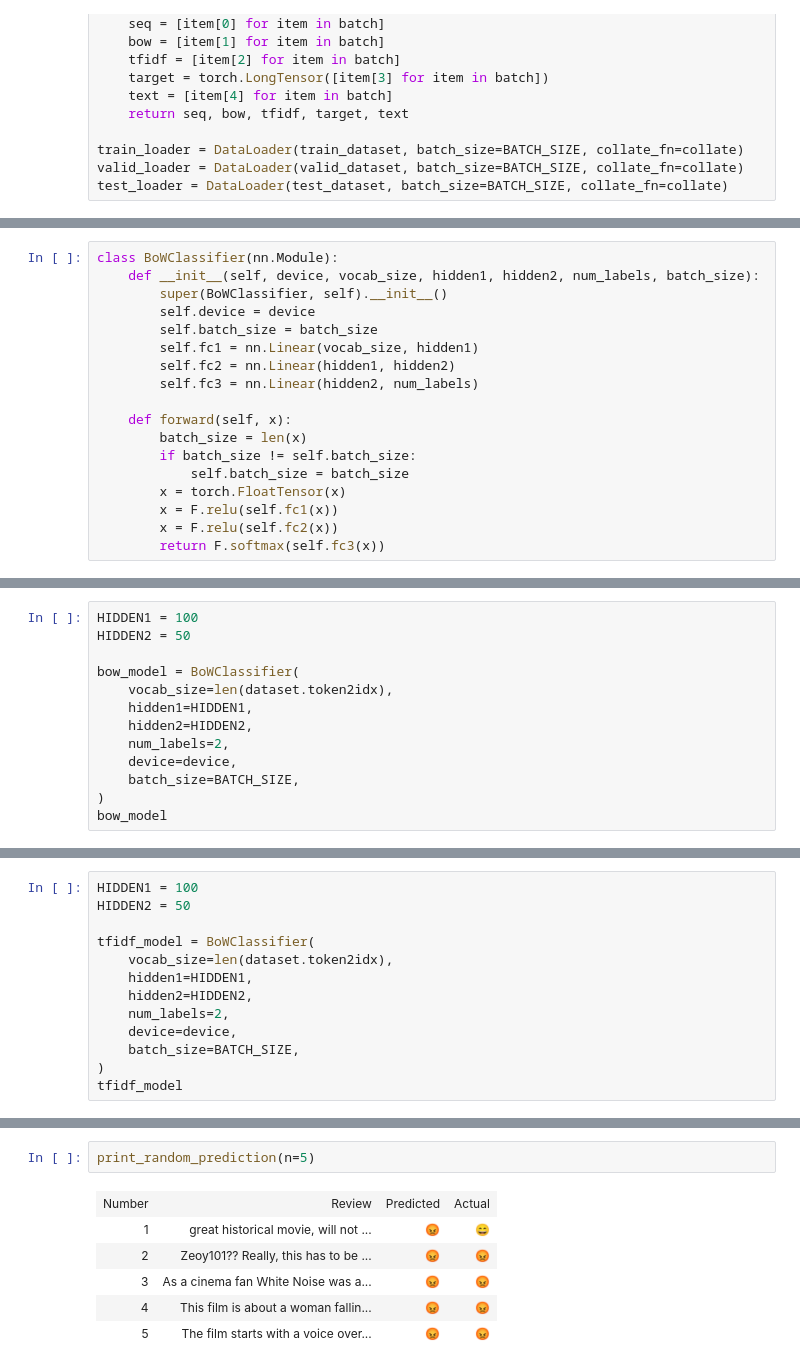
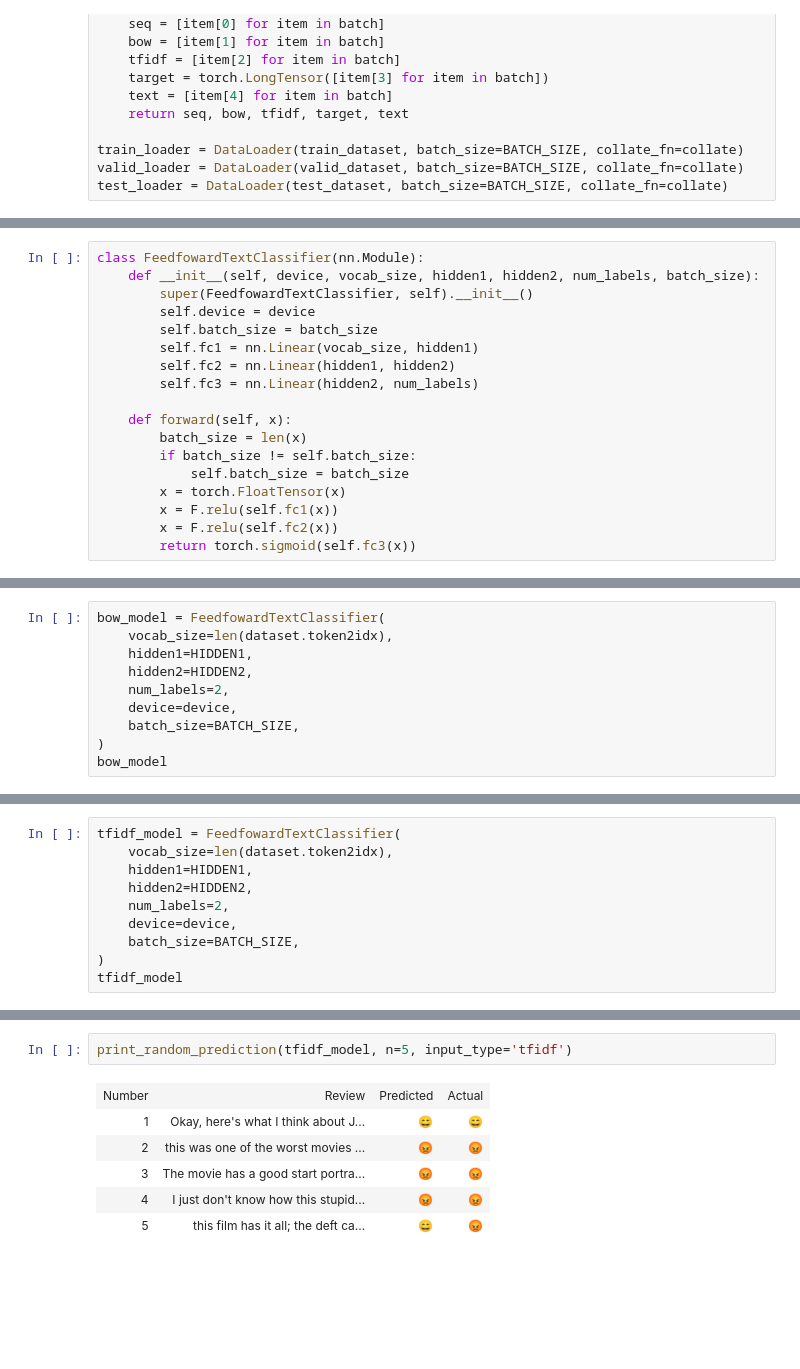
Before and after one commit to scoutbee/pytorch-nlp-notebooks, a Jupyter notebook: 1_BoW_text_classification.ipynb, the cells around one changed output, grey strips where cells are left out. Saved outputs shown, nothing was run; the diff lists cells and outputs as text; blank space fills up the shorter version.

```diff
--- a/1_BoW_text_classification.ipynb
+++ b/1_BoW_text_classification.ipynb
@@ -436,7 +411,7 @@ tensor([2., 3., 4., 5.])
 # %%
-class BoWClassifier(nn.Module):
+class FeedfowardTextClassifier(nn.Module):
     def __init__(self, device, vocab_size, hidden1, hidden2, num_labels, batch_size):
-        super(BoWClassifier, self).__init__()
+        super(FeedfowardTextClassifier, self).__init__()
         self.device = device
         self.batch_size = batch_size
         self.fc1 = nn.Linear(vocab_size, hidden1)
@@ -450,4 +425,4 @@ class BoWClassifier(nn.Module):
         x = torch.FloatTensor(x)
         x = F.relu(self.fc1(x))
         x = F.relu(self.fc2(x))
-        return F.softmax(self.fc3(x))
+        return torch.sigmoid(self.fc3(x))
@@ -454,8 +435,5 @@ class BoWClassifier(nn.Module):
 # %%
-HIDDEN1 = 100
-HIDDEN2 = 50
-
-bow_model = BoWClassifier(
+bow_model = FeedfowardTextClassifier(
     vocab_size=len(dataset.token2idx),
     hidden1=HIDDEN1,
     hidden2=HIDDEN2,
@@ -592,0 +724,10 @@ Stopping early
+# %%
+tfidf_model = FeedfowardTextClassifier(
+    vocab_size=len(dataset.token2idx),
+    hidden1=HIDDEN1,
+    hidden2=HIDDEN2,
+    num_labels=2,
+    device=device,
+    batch_size=BATCH_SIZE,
+)
+tfidf_model
@@ -595,13 +804,0 @@ Stopping early
-# %%
-HIDDEN1 = 100
-HIDDEN2 = 50
-
-tfidf_model = BoWClassifier(
-    vocab_size=len(dataset.token2idx),
-    hidden1=HIDDEN1,
-    hidden2=HIDDEN2,
-    num_labels=2,
-    device=device,
-    batch_size=BATCH_SIZE,
-)
-tfidf_model
@@ -731,9 +832,9 @@ def print_random_prediction(n=10):
 # %%
-print_random_prediction(n=5)
+print_random_prediction(tfidf_model, n=5, input_type='tfidf')
 # %% [output]
 | Number | Review | Predicted | Actual |
-| 1 | great historical movie, will not ... | 😡 | 😄 |
-| 2 | Zeoy101?? Really, this has to be ... | 😡 | 😡 |
-| 3 | As a cinema fan White Noise was a... | 😡 | 😡 |
-| 4 | This film is about a woman fallin... | 😡 | 😡 |
-| 5 | The film starts with a voice over... | 😡 | 😡 |
+| 1 | Okay, here's what I think about J... | 😄 | 😄 |
+| 2 | this was one of the worst movies ... | 😡 | 😡 |
+| 3 | The movie has a good start portra... | 😡 | 😡 |
+| 4 | I just don't know how this stupid... | 😡 | 😡 |
+| 5 | this film has it all; the deft ca... | 😄 | 😡 |
```
Also changed, not shown: parts of 69 cells of this notebook, 5 other files.
